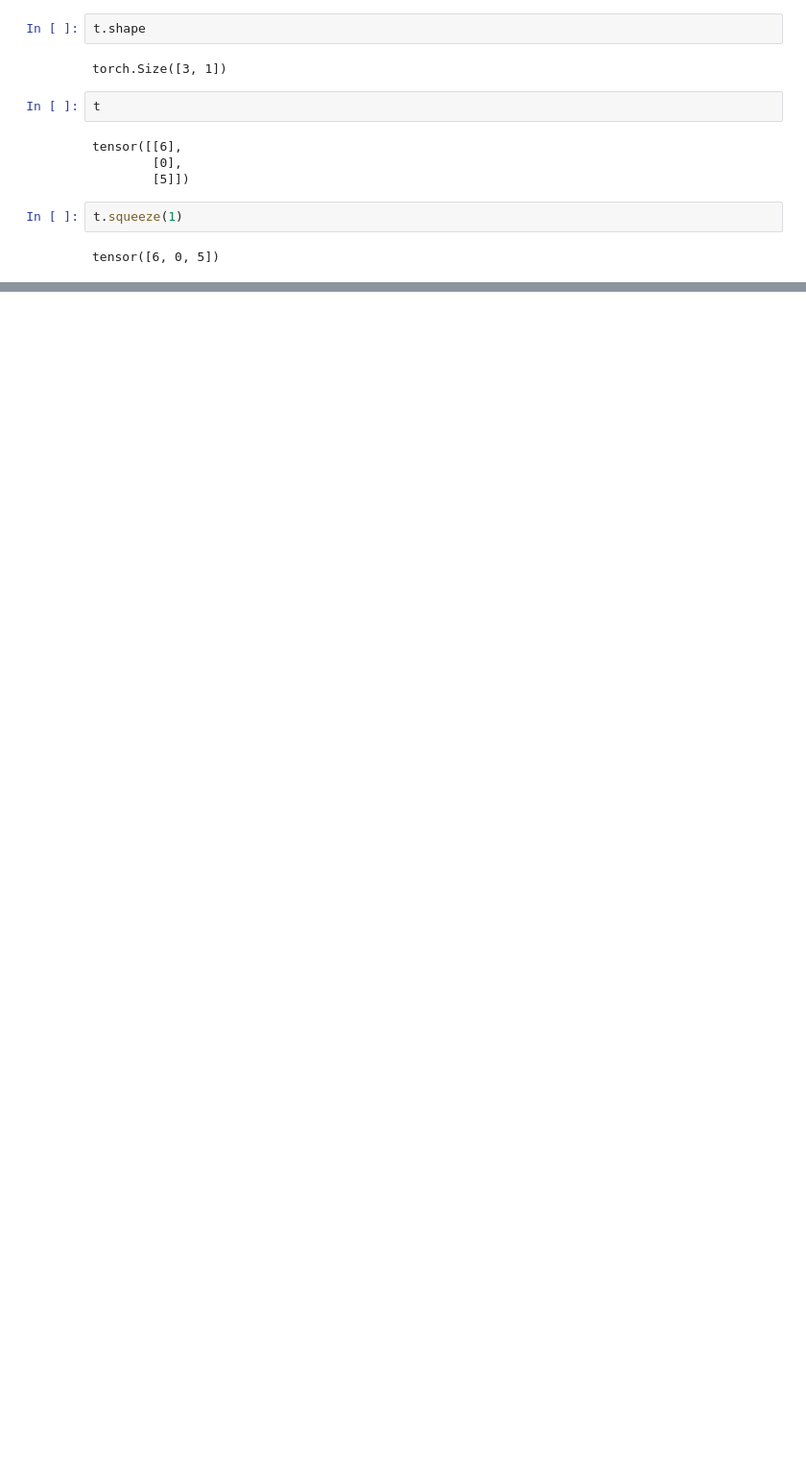
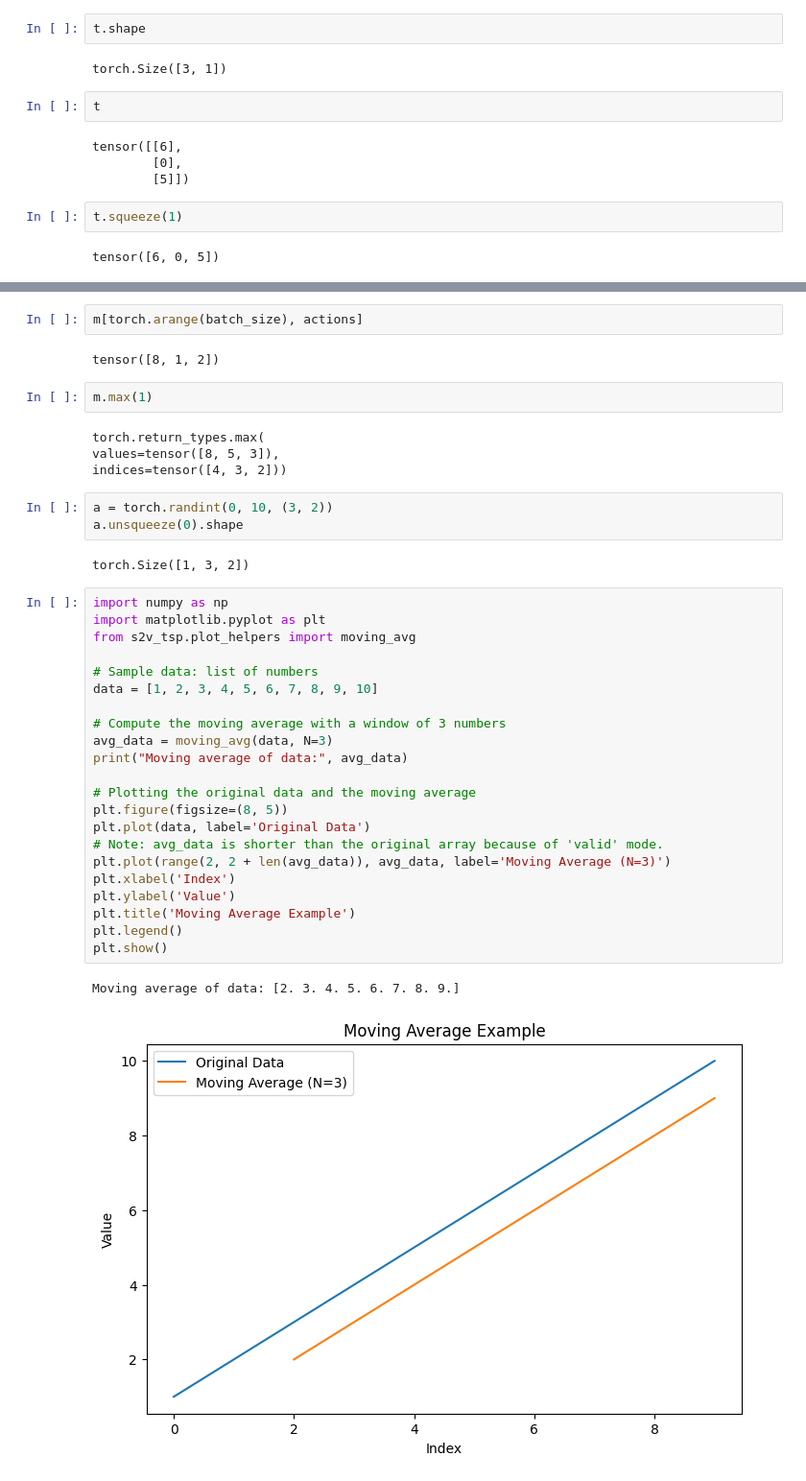
Before and after one commit to adamj34/neural_nets_AK, a Jupyter notebook: tsp_rl/goof.ipynb, the cells around one changed output, grey strips where cells are left out. Shown: that part at 96% size. Drawn from its saved outputs; the diff is of its cells as text; blank space fills up the shorter version.

```diff
--- a/tsp_rl/goof.ipynb
+++ b/tsp_rl/goof.ipynb
@@ -22,0 +31,40 @@ AttributeError: 'int' object has no attribute 'size'
+# %%
+m[torch.arange(batch_size), actions]
+# %% [output]
+tensor([8, 1, 2])
+# %%
+m.max(1)
+# %% [output]
+torch.return_types.max(
+values=tensor([8, 5, 3]),
+indices=tensor([4, 3, 2]))
+# %%
+a = torch.randint(0, 10, (3, 2))
+a.unsqueeze(0).shape
+# %% [output]
+torch.Size([1, 3, 2])
+# %%
+import numpy as np
+import matplotlib.pyplot as plt
+from s2v_tsp.plot_helpers import moving_avg
+
+# Sample data: list of numbers
+data = [1, 2, 3, 4, 5, 6, 7, 8, 9, 10]
+
+# Compute the moving average with a window of 3 numbers
+avg_data = moving_avg(data, N=3)
+print("Moving average of data:", avg_data)
+
+# Plotting the original data and the moving average
+plt.figure(figsize=(8, 5))
+plt.plot(data, label='Original Data')
+# Note: avg_data is shorter than the original array because of 'valid' mode.
+plt.plot(range(2, 2 + len(avg_data)), avg_data, label='Moving Average (N=3)')
+plt.xlabel('Index')
+plt.ylabel('Value')
+plt.title('Moving Average Example')
+plt.legend()
+plt.show()
+# %% [output]
+Moving average of data: [2. 3. 4. 5. 6. 7. 8. 9.]
+[figure, added]
```
Also changed, not shown: parts of 3 cells of this notebook, 7 other files.
